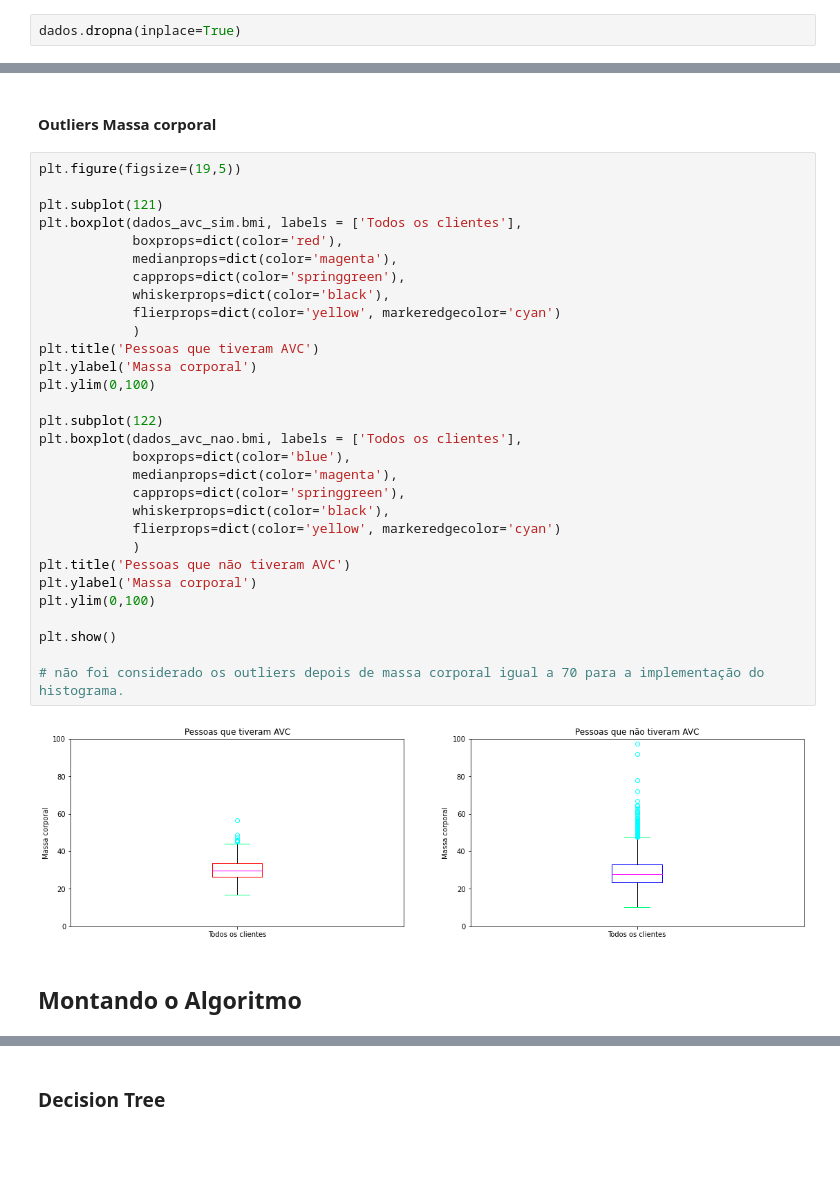
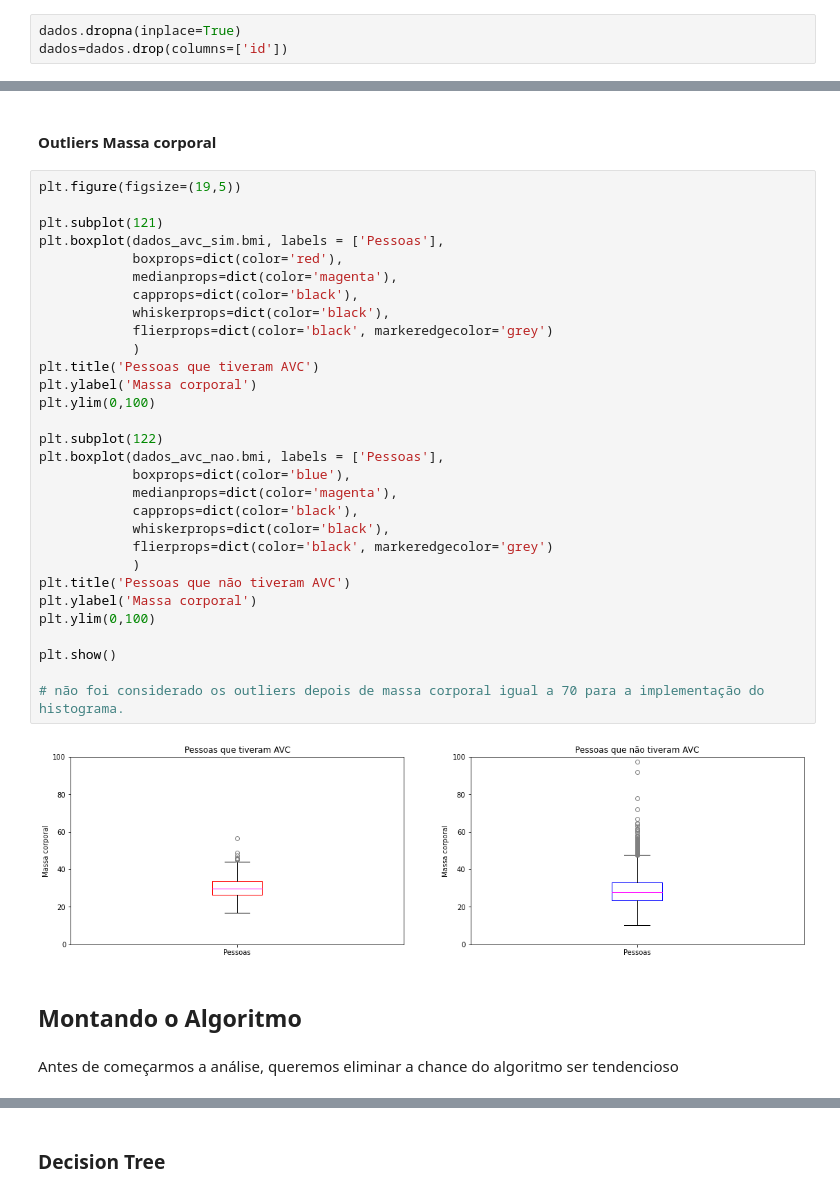
Before and after one commit to jgabrielsb-sb/Projeto_DeLucca, a Jupyter notebook: relatório.ipynb, the cells around one changed output, grey strips where cells are left out. Cells and saved outputs as stored; diff of their text form; blank space fills up the shorter version.

```diff
--- a/relatório.ipynb
+++ b/relatório.ipynb
@@ -58,6 +60,7 @@ import matplotlib.pyplot as plt
 dados=pd.read_csv('healthcare-dataset-stroke-data.csv')
 # %%
 dados.dropna(inplace=True)
+dados=dados.drop(columns=['id'])
 # %%
 dados.head()
 # %% [output]
@@ -324,34 +327,36 @@ plt.show()
 # %%
 plt.figure(figsize=(19,5))
 
 plt.subplot(121)
-plt.boxplot(dados_avc_sim.bmi, labels = ['Todos os clientes'],
+plt.boxplot(dados_avc_sim.bmi, labels = ['Pessoas'],
             boxprops=dict(color='red'),
             medianprops=dict(color='magenta'),
-            capprops=dict(color='springgreen'),
+            capprops=dict(color='black'),
             whiskerprops=dict(color='black'),
-            flierprops=dict(color='yellow', markeredgecolor='cyan')
+            flierprops=dict(color='black', markeredgecolor='grey')
             )
 plt.title('Pessoas que tiveram AVC')
 plt.ylabel('Massa corporal')
 plt.ylim(0,100)
 
 plt.subplot(122)
-plt.boxplot(dados_avc_nao.bmi, labels = ['Todos os clientes'],
+plt.boxplot(dados_avc_nao.bmi, labels = ['Pessoas'],
             boxprops=dict(color='blue'),
             medianprops=dict(color='magenta'),
-            capprops=dict(color='springgreen'),
+            capprops=dict(color='black'),
             whiskerprops=dict(color='black'),
-            flierprops=dict(color='yellow', markeredgecolor='cyan')
+            flierprops=dict(color='black', markeredgecolor='grey')
             )
 plt.title('Pessoas que não tiveram AVC')
 plt.ylabel('Massa corporal')
 plt.ylim(0,100)
 
 plt.show()
 
 # não foi considerado os outliers depois de massa corporal igual a 70 para a implementação do histograma.
 # %% [output]
-[figure, old version]
+[figure, new version]
 # %% [markdown]
 ## Montando o Algoritmo
+# %% [markdown]
+Antes de começarmos a análise, queremos eliminar a chance do algoritmo ser tendencioso
```
Also changed, not shown: parts of 25 cells of this notebook.
